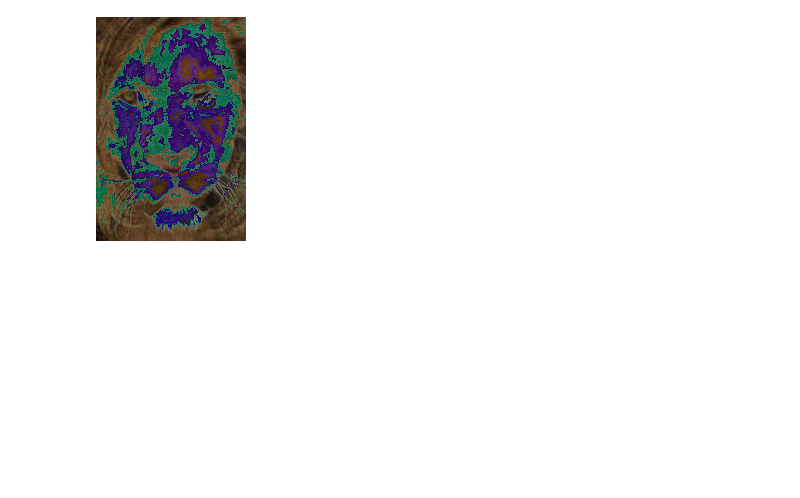
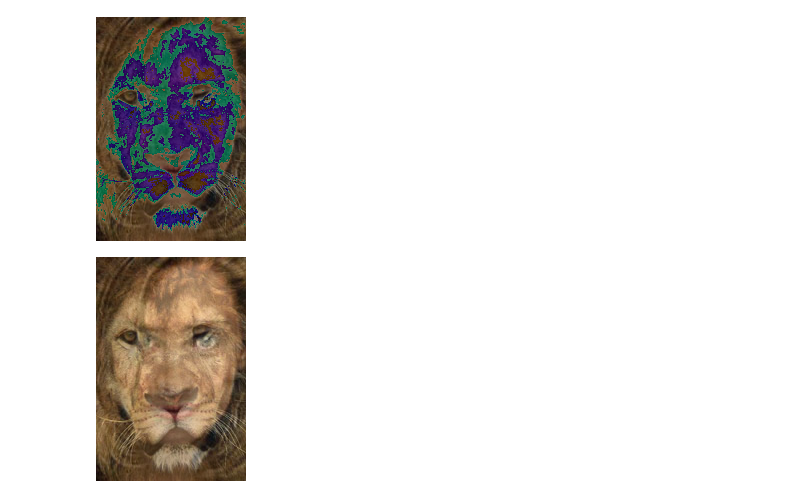
Before and after one commit to brunohry/Easylinalg, a Jupyter notebook: docs/Exemplos/exemplo-media.ipynb, the cells around one changed output. Drawn from its saved outputs; the diff is of its cells as text; code cells hidden in the pictures; blank space fills up the shorter version.

```diff
--- a/docs/Exemplos/exemplo-media.ipynb
+++ b/docs/Exemplos/exemplo-media.ipynb
@@ -78,2 +76,7 @@ Draw((i1 + i2) / 2 )
 # %% [output]
 [figure]
+# %%
+i_media_ponderada = (i1 * 0.5) + (i2 * 0.5)
+Draw(i_media_ponderada)
+# %% [output]
+[figure, added]
```
Also changed, not shown: parts of 3 cells of this notebook.
